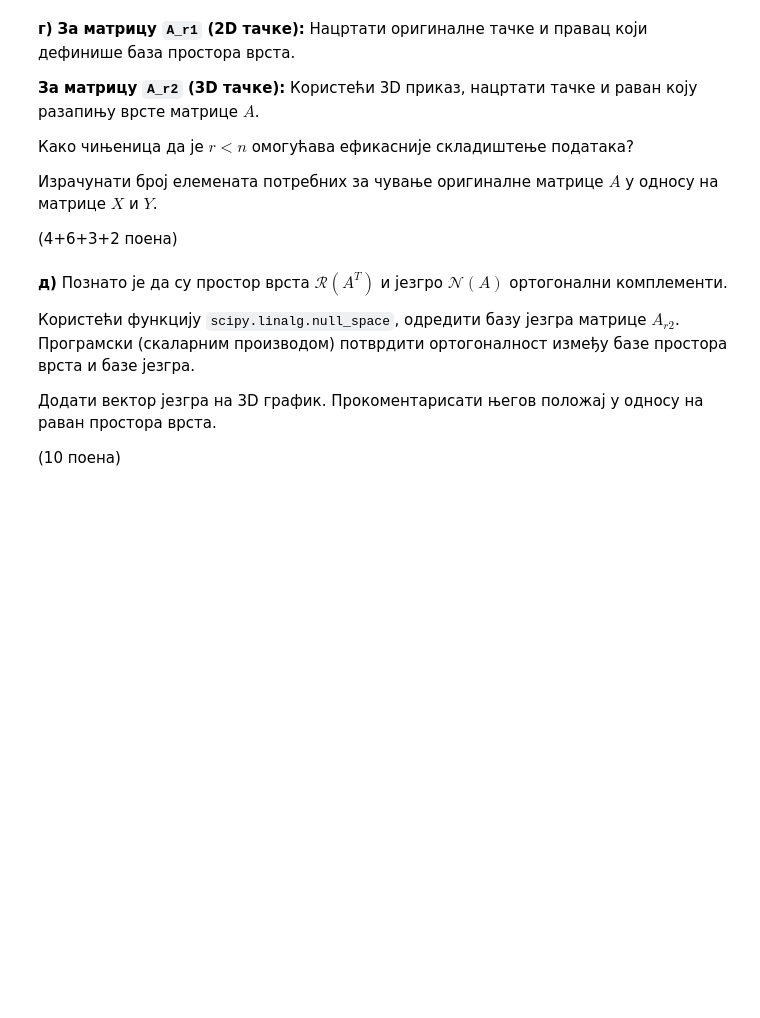
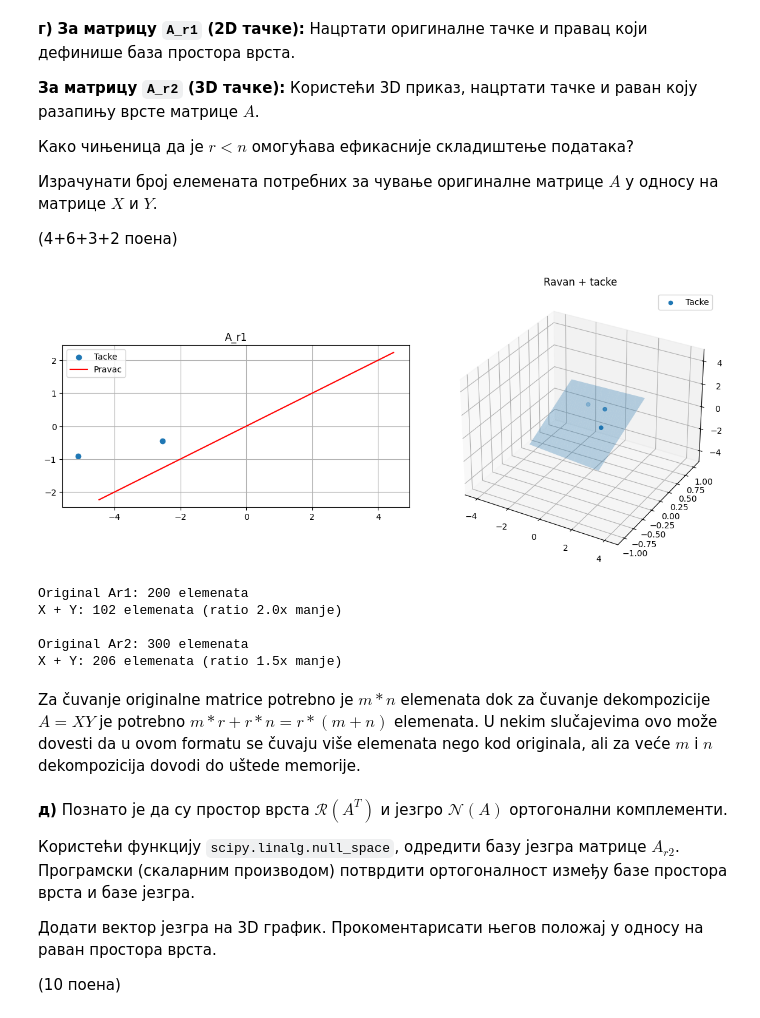
Before and after one commit to danilo-milosevic/Mat, a Jupyter notebook: 04Domaci_Danilo_Milosevic.ipynb, the cells around one changed output. Drawn from its saved outputs; the diff is of its cells as text; code cells hidden in the pictures; blank space fills up the shorter version.

```diff
--- a/04Domaci_Danilo_Milosevic.ipynb
+++ b/04Domaci_Danilo_Milosevic.ipynb
@@ -45,3 +65,14 @@ from sklearn.metrics import silhouette_score
 **Ограничење:** Забрањено коришћење Python петљи.
 
 (10 поена)
+# %%
+def full_rank_decomp(A, tol=1e-10):
+    P, L, U = la.lu(A)
+
+    diag_U = np.abs(np.diag(U))
+    r = int(np.sum(diag_U > tol))
+
+    X = (P @ L)[:, :r]
+    Y = U[:r, :]
+
+    return X, Y, r
@@ -73,6 +116,67 @@ print(f"Матрица A_r2 генерисана: димензије {A_r2.shape
 Израчунати број елемената потребних за чување оригиналне матрице $A$ у односу на матрице $X$ и $Y$.
 
 (4+6+3+2 поена)
+# %%
+fig = plt.figure(figsize=(12, 5))
+
+
+ax1 = fig.add_subplot(121)
+_, Yf, rf1 = full_rank_decomp(A_r1)
+Yf = Yf[0]
+ax1.scatter(A_r1[0], A_r1[1], label='Tacke')
+smer = Yf / np.linalg.norm(Yf)
+
+t_line = np.linspace(-5, 5, 100)
+ax1.plot(smer[0]*t_line, smer[1]*t_line, 'r-', label='Pravac')
+ax1.set_title(f"A_r1")
+ax1.legend()
+ax1.grid(True)
+ax1.set_aspect('equal')
+
+
+ax2 = fig.add_subplot(122, projection='3d')
+Xf2, _, rf2 = full_rank_decomp(A_r2)
+v1 = Xf2[:, 0]
+v2 = Xf2[:, 1]
+
+s = np.linspace(-5, 5, 10)
+t = np.linspace(-5, 5, 10)
+
+X_plane = []
+Y_plane = []
+Z_plane = []
+
+for si in s:
+    for ti in t:
+        p = si * v1 + ti * v2
+        X_plane.append(p[0])
+        Y_plane.append(p[1])
+        Z_plane.append(p[2])
+
+ax2.scatter(A_r2[0], A_r2[1], A_r2[2], label='Tacke')
+ax2.plot_trisurf(X_plane, Y_plane, Z_plane, alpha=0.3)
+
+ax2.set_title("Ravan + tacke")
+ax2.legend()
+
+plt.tight_layout()
+plt.show()
+
+m, n = A_r1.shape
+print(f"\nOriginal Ar1: {m*n} elemenata")
+print(f"X + Y: {m*rf1 + rf1*n} elemenata (ratio {m*n/(m*rf1+rf1*n):.1f}x manje)")
+m, n = A_r2.shape
+print(f"\nOriginal Ar2: {m*n} elemenata")
+print(f"X + Y: {m*rf2 + rf2*n} elemenata (ratio {m*n/(m*rf2+rf2*n):.1f}x manje)")
+# %% [output]
+[figure, added]
+Original Ar1: 200 elemenata
+X + Y: 102 elemenata (ratio 2.0x manje)
+
+Original Ar2: 300 elemenata
+X + Y: 206 elemenata (ratio 1.5x manje)
+# %% [markdown]
+Za čuvanje originalne matrice potrebno je $m * n$ elemenata dok za čuvanje dekompozicije $A = XY$ je potrebno $m*r + r*n = r*(m+n)$ elemenata. U nekim slučajevima ovo može dovesti da u ovom formatu se čuvaju više elemenata nego kod originala, ali za veće $m$ i $n$ dekompozicija dovodi do uštede memorije.
 # %% [markdown]
 **д)** Познато је да су простор врста $\mathcal{R}(A^T)$ и језгро $\mathcal{N}(A)$ ортогонални комплементи.
 
```
Also changed, not shown: parts of 31 cells of this notebook.
